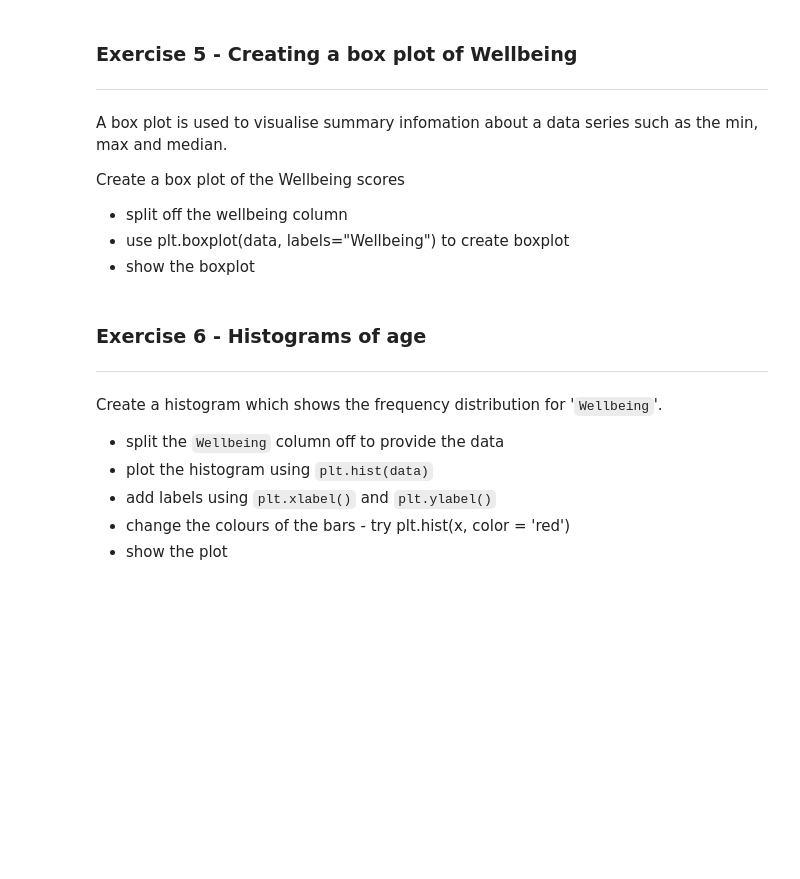
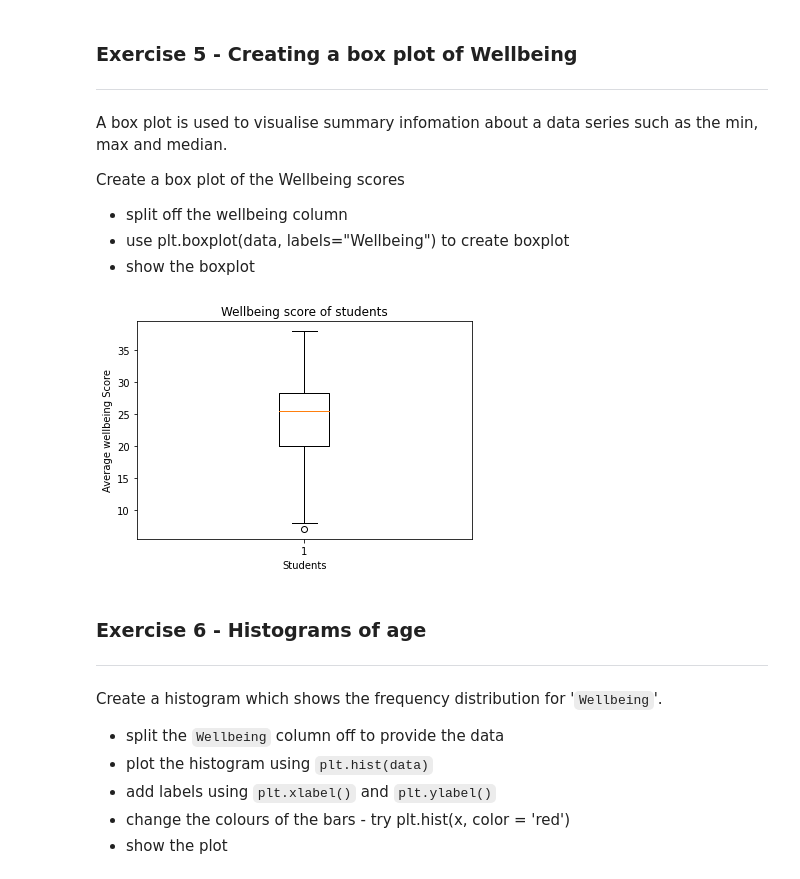
Before and after one commit to JaySanthanam/Programming-for-data, a Jupyter notebook: Worksheets/7_1_Visualisation_with_matplotlib.ipynb, the cells around one changed output. Cells and saved outputs as stored; diff of their text form; code cells hidden in the pictures; blank space fills up the shorter version.

```diff
--- a/Worksheets/7_1_Visualisation_with_matplotlib.ipynb
+++ b/Worksheets/7_1_Visualisation_with_matplotlib.ipynb
@@ -207,6 +234,15 @@ Create a box plot of the Wellbeing scores
 *  split off the wellbeing column
 *  use plt.boxplot(data, labels="Wellbeing") to create boxplot
 *  show the boxplot
+# %%
+well_data = psy_data["Wellbeing"]
+plt.boxplot(well_data)
+plt.xlabel("Students")
+plt.ylabel("Average wellbeing Score")
+plt.title("Wellbeing score of students")
+plt.show()
+# %% [output]
+[figure, added]
 # %% [markdown]
 ### Exercise 6 - Histograms of  age
 ---
```
Also changed, not shown: parts of 4 cells of this notebook.
